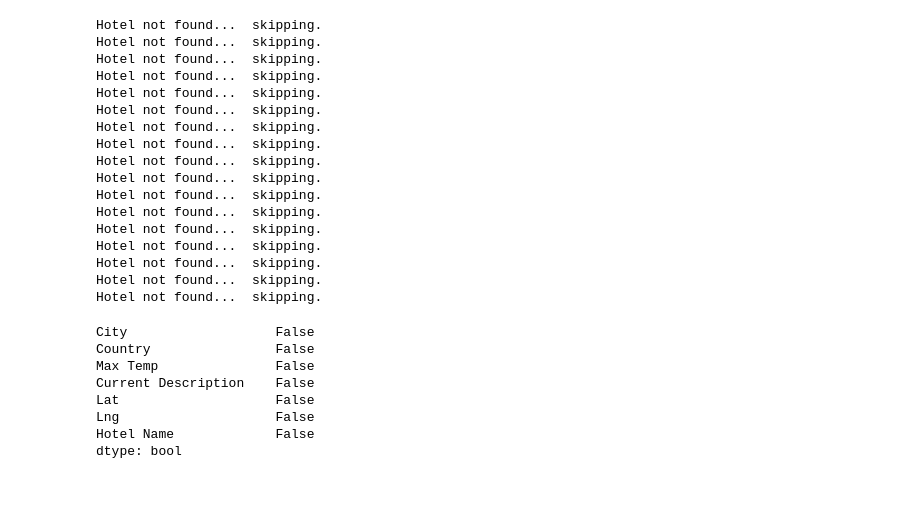
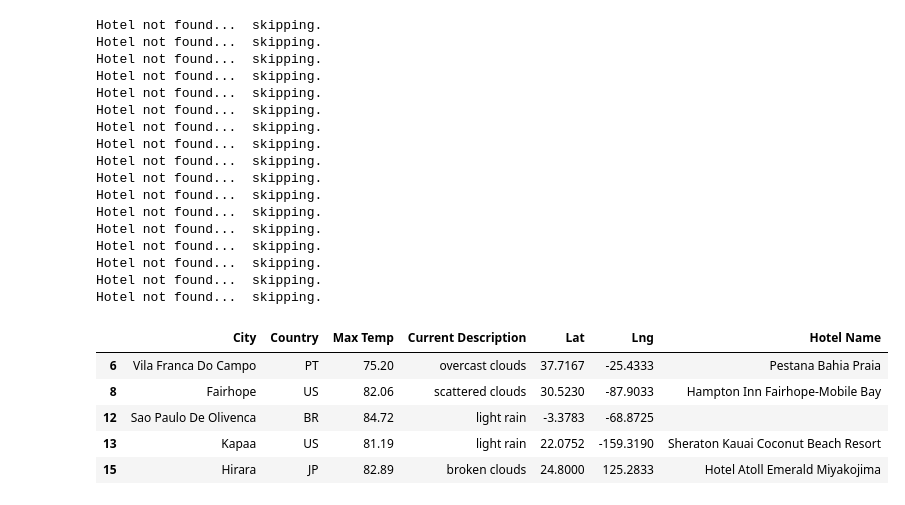
Before and after one commit to jmarrujo31/World_Weather_Analysis, a Jupyter notebook: Vacation_Search/Vacation_Search.ipynb, the cells around one changed output. Saved outputs shown, nothing was run; the diff lists cells and outputs as text; code cells hidden in the pictures.

```diff
--- a/Vacation_Search/Vacation_Search.ipynb
+++ b/Vacation_Search/Vacation_Search.ipynb
@@ -138,16 +138,14 @@ Hotel not found...  skipping.
 Hotel not found...  skipping.
 # %%
 hotel_df.isna().any()
-#hotel_df.head()
+hotel_df.head()
 # %% [output]
-City                   False
-Country                False
-Max Temp               False
-Current Description    False
-Lat                    False
-Lng                    False
-Hotel Name             False
-dtype: bool
+|  | City | Country | Max Temp | Current Description | Lat | Lng | Hotel Name |
+| 6 | Vila Franca Do Campo | PT | 75.20 | overcast clouds | 37.7167 | -25.4333 | Pestana Bahia Praia |
+| 8 | Fairhope | US | 82.06 | scattered clouds | 30.5230 | -87.9033 | Hampton Inn Fairhope-Mobile Bay |
+| 12 | Sao Paulo De Olivenca | BR | 84.72 | light rain | -3.3783 | -68.8725 |  |
+| 13 | Kapaa | US | 81.19 | light rain | 22.0752 | -159.3190 | Sheraton Kauai Coconut Beach Resort |
+| 15 | Hirara | JP | 82.89 | broken clouds | 24.8000 | 125.2833 | Hotel Atoll Emerald Miyakojima |
 # %%
 # 8a. Create the output File (CSV)
 hotel_df.to_csv('WeatherPy_vacation.csv')
```
Also changed, not shown: 4 other files.
